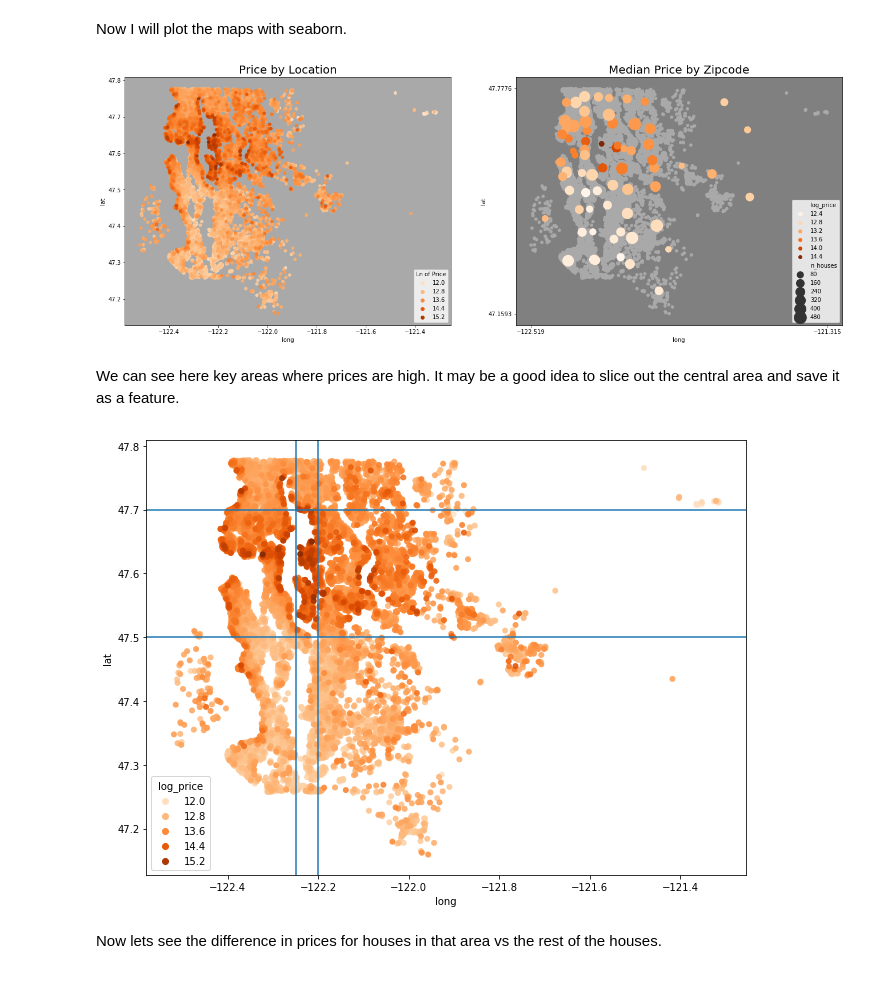
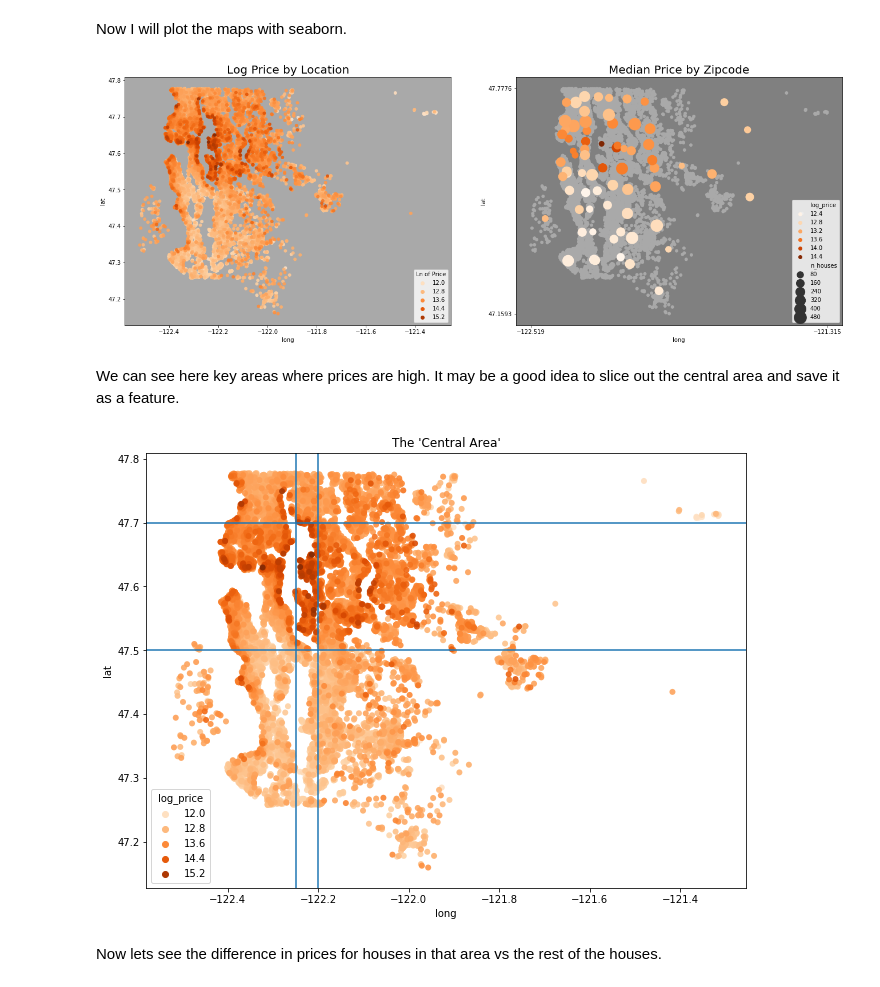
Before and after one commit to georgewillben/King_County_House_Prices, a Jupyter notebook: Exploratory Data Analysis.ipynb, the cells around one changed output. Drawn from its saved outputs; the diff is of its cells as text; code cells hidden in the pictures.

```diff
--- a/Exploratory Data Analysis.ipynb
+++ b/Exploratory Data Analysis.ipynb
@@ -296,7 +296,7 @@ sns.scatterplot(x="long", y="lat", hue="log_price",
                  edgecolor="none", ax=ax1)
 
 ax1.legend(loc="lower right", title="Ln of Price")
-ax1.set_title("Price by Location", size=20)
+ax1.set_title("Log Price by Location", size=20)
 ax1.set_facecolor("darkgray")
 
 
@@ -315,7 +315,7 @@ ax2.set_yticks([df.lat.min(), df.lat.max()])
 
 plt.show()
 # %% [output]
-[figure, old version]
+[figure, new version]
 # %% [markdown]
 We can see here key areas where prices are high. It may be a good idea to slice out the central area and save it as a feature.
 # %%
@@ -331,23 +331,24 @@ for i in df.index:
 # %%
 # visualize the slicing out
 
 # generate subplots
 plt.figure(figsize=(8/(long_range*lat_range), 8))
 
 # map 1: log price by location
 sns.scatterplot(x="long", y="lat", hue="log_price",
                 data=df.sort_values("price"), palette="Oranges", alpha=0.9,
                  edgecolor="none")
 
 # central area box
 plt.axhline(47.5)
 plt.axhline(47.7)
 plt.axvline(-122.25)
 plt.axvline(-122.2)
 
+plt.title("The 'Central Area'")
 plt.show()
 # %% [output]
-[figure, old version]
+[figure, new version]
 # %% [markdown]
 Now lets see the difference in prices for houses in that area vs the rest of the houses.
 # %%
```
Also changed, not shown: parts of 1 cell of this notebook, 1 other file.
